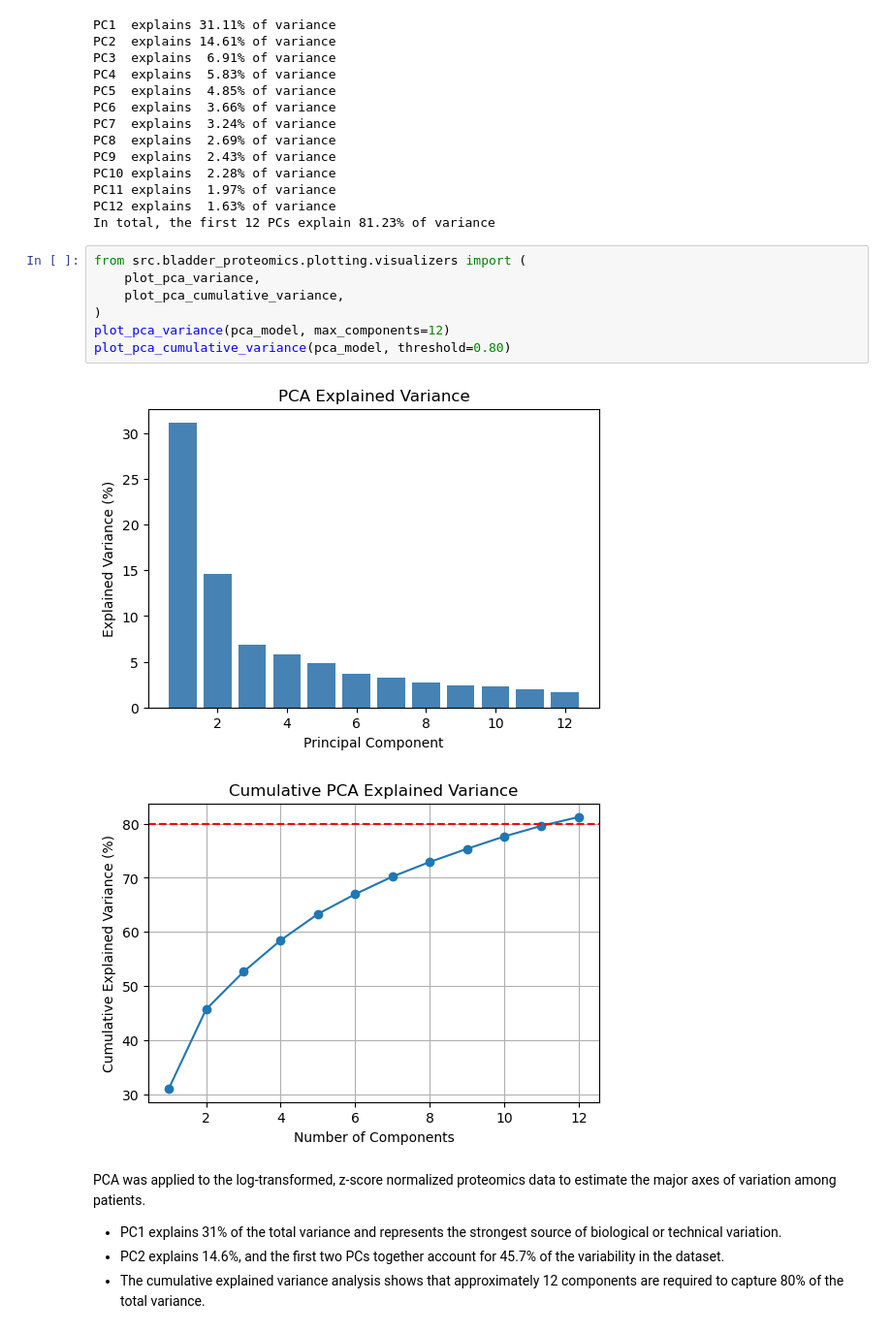
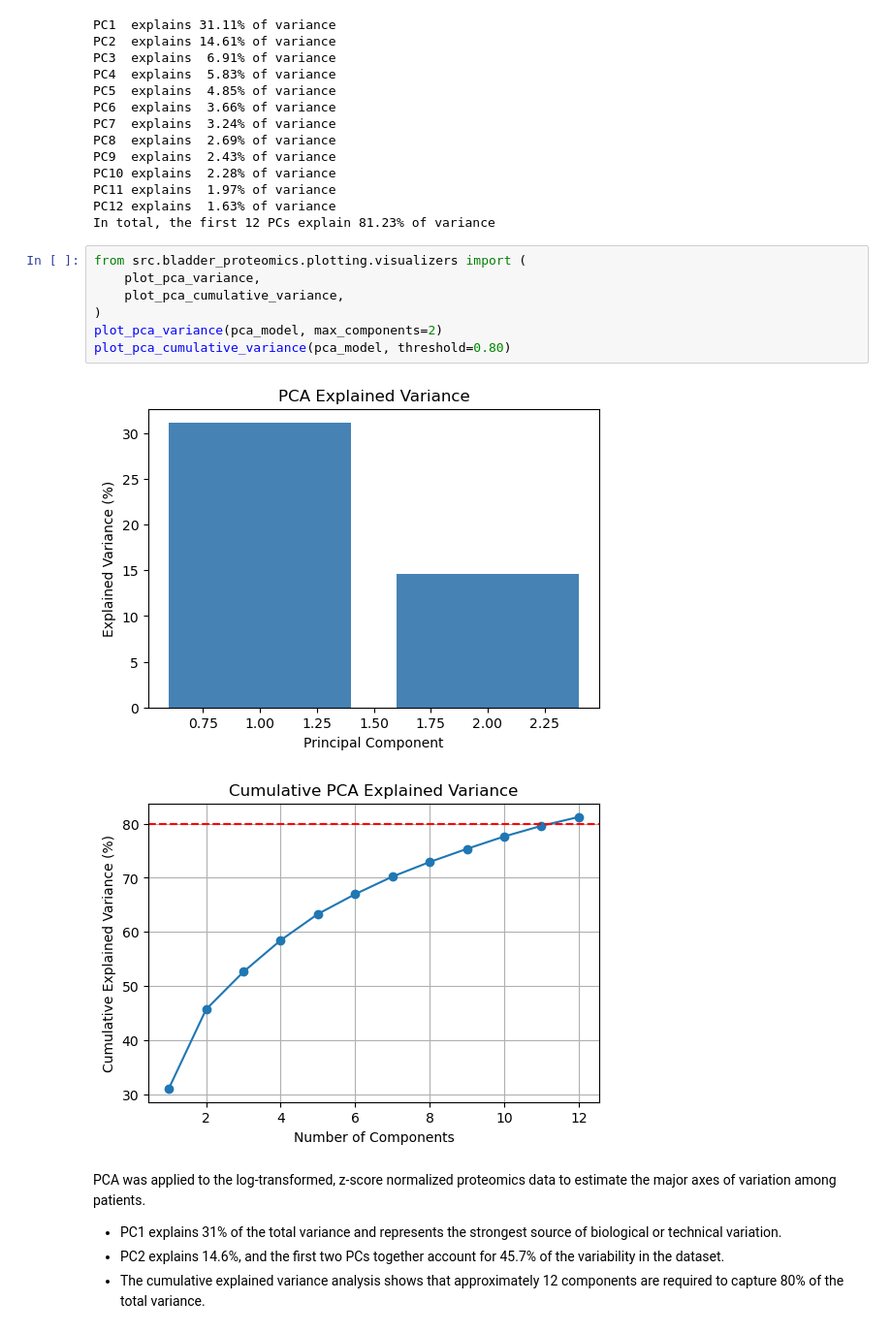
Before and after one commit to Schoggi-Mimi/omics_2025, a Jupyter notebook: playground.ipynb, the cells around one changed output. Shown: that part at 97% size. Saved outputs shown, nothing was run; the diff lists cells and outputs as text.

```diff
--- a/playground.ipynb
+++ b/playground.ipynb
@@ -42,12 +42,12 @@ In total, the first 12 PCs explain 81.23% of variance
 # %%
 from src.bladder_proteomics.plotting.visualizers import (
     plot_pca_variance,
     plot_pca_cumulative_variance,
 )
-plot_pca_variance(pca_model, max_components=12)
+plot_pca_variance(pca_model, max_components=2)
 plot_pca_cumulative_variance(pca_model, threshold=0.80)
 # %% [output]
-[figure, old version]
+[figure, new version]
 [figure]
 # %% [markdown]
 PCA was applied to the log-transformed, z-score normalized proteomics data to estimate the major axes of variation among patients.
```
Also changed, not shown: parts of 1 cell of this notebook, 8 other files.
